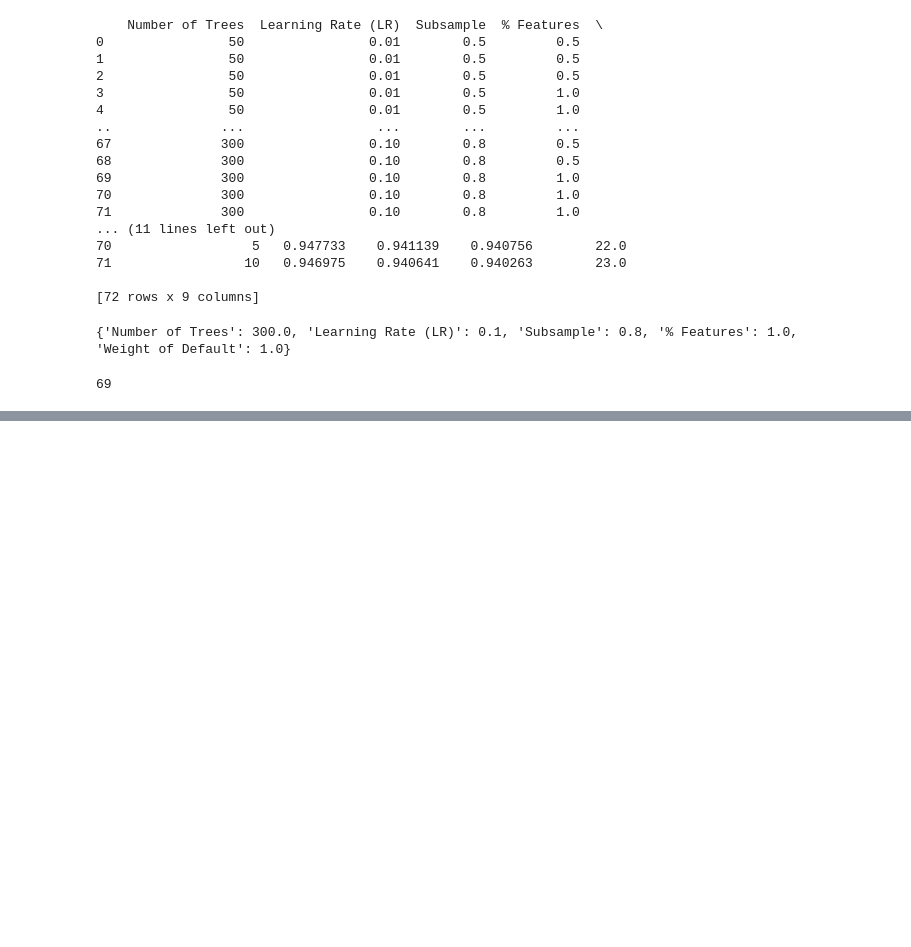
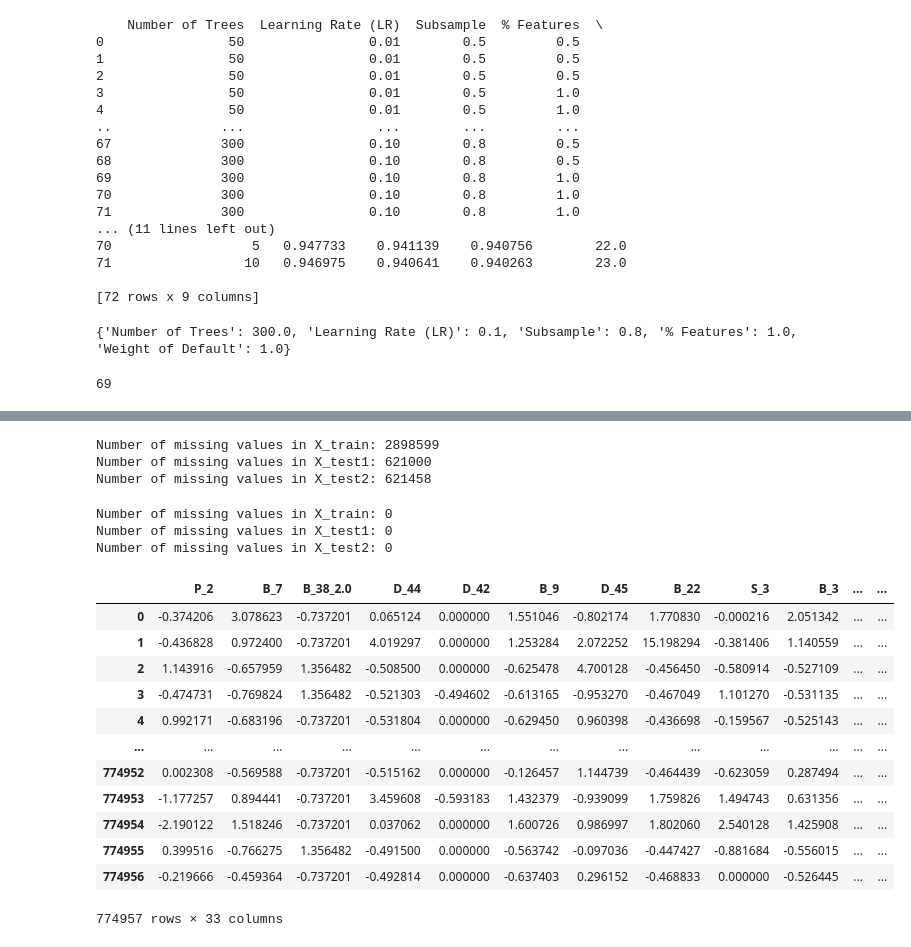
Before and after one commit to itoshiyanazawa/fall2024_ml_credit_risk, a Jupyter notebook: analysis_itoshi.ipynb, the cells around one changed output, grey strips where cells are left out. Saved outputs shown, nothing was run; the diff lists cells and outputs as text; code cells hidden in the pictures; blank space fills up the shorter version.

Commit message:
finished data processing for newral network

```diff
--- a/analysis_itoshi.ipynb
+++ b/analysis_itoshi.ipynb
@@ -609,0 +645,51 @@ loaded_model.load_model('best_xgb_model.json')
+# %%
+# replace outliers with p1 and p99
+X_train = X_train.clip(lower = X_train.quantile(0.01), upper = X_train.quantile(0.99), axis = 1)
+X_test1 = X_test1.clip(lower = X_train.quantile(0.01), upper = X_train.quantile(0.99), axis = 1)
+X_test2 = X_test2.clip(lower = X_train.quantile(0.01), upper = X_train.quantile(0.99), axis = 1)
+# %%
+# feature scaling
+scaler = StandardScaler()
+scaler.fit(X_train)
+
+X_train_scaled = pd.DataFrame(scaler.fit_transform(X_train), columns = X_train.columns)
+X_test1_scaled = pd.DataFrame(scaler.transform(X_test1), columns = X_train.columns)
+X_test2_scaled = pd.DataFrame(scaler.transform(X_test2), columns = X_train.columns)
+# %%
+# fill missing values with 0
+print('Number of missing values in X_train:', X_train_scaled.isnull().sum().sum())
+print('Number of missing values in X_test1:', X_test1_scaled.isnull().sum().sum())
+print('Number of missing values in X_test2:', X_test2_scaled.isnull().sum().sum())
+# %% [output]
+Number of missing values in X_train: 2898599
+Number of missing values in X_test1: 621000
+Number of missing values in X_test2: 621458
+# %%
+X_train_scaled.fillna(0, inplace=True)
+X_test1_scaled.fillna(0, inplace=True)
+X_test2_scaled.fillna(0, inplace=True)
+# %%
+# Check the number of missing values again
+print('Number of missing values in X_train:', X_train_scaled.isnull().sum().sum())
+print('Number of missing values in X_test1:', X_test1_scaled.isnull().sum().sum())
+print('Number of missing values in X_test2:', X_test2_scaled.isnull().sum().sum())
+# %% [output]
+Number of missing values in X_train: 0
+Number of missing values in X_test1: 0
+Number of missing values in X_test2: 0
+# %%
+X_train_scaled
+# %% [output]
+|  | P_2 | B_7 | B_38_2.0 | D_44 | D_42 | B_9 | D_45 | B_22 | S_3 | B_3 | ... | ... |
+| 0 | -0.374206 | 3.078623 | -0.737201 | 0.065124 | 0.000000 | 1.551046 | -0.802174 | 1.770830 | -0.000216 | 2.051342 | ... | ... |
+| 1 | -0.436828 | 0.972400 | -0.737201 | 4.019297 | 0.000000 | 1.253284 | 2.072252 | 15.198294 | -0.381406 | 1.140559 | ... | ... |
+| 2 | 1.143916 | -0.657959 | 1.356482 | -0.508500 | 0.000000 | -0.625478 | 4.700128 | -0.456450 | -0.580914 | -0.527109 | ... | ... |
+| 3 | -0.474731 | -0.769824 | 1.356482 | -0.521303 | -0.494602 | -0.613165 | -0.953270 | -0.467049 | 1.101270 | -0.531135 | ... | ... |
+| 4 | 0.992171 | -0.683196 | -0.737201 | -0.531804 | 0.000000 | -0.629450 | 0.960398 | -0.436698 | -0.159567 | -0.525143 | ... | ... |
+| ... | ... | ... | ... | ... | ... | ... | ... | ... | ... | ... | ... | ... |
+| 774952 | 0.002308 | -0.569588 | -0.737201 | -0.515162 | 0.000000 | -0.126457 | 1.144739 | -0.464439 | -0.623059 | 0.287494 | ... | ... |
+| 774953 | -1.177257 | 0.894441 | -0.737201 | 3.459608 | -0.593183 | 1.432379 | -0.939099 | 1.759826 | 1.494743 | 0.631356 | ... | ... |
+| 774954 | -2.190122 | 1.518246 | -0.737201 | 0.037062 | 0.000000 | 1.600726 | 0.986997 | 1.802060 | 2.540128 | 1.425908 | ... | ... |
+| 774955 | 0.399516 | -0.766275 | 1.356482 | -0.491500 | 0.000000 | -0.563742 | -0.097036 | -0.447427 | -0.881684 | -0.556015 | ... | ... |
+| 774956 | -0.219666 | -0.459364 | -0.737201 | -0.492814 | 0.000000 | -0.637403 | 0.296152 | -0.468833 | 0.000000 | -0.526445 | ... | ... |
+774957 rows × 33 columns
```
Also changed, not shown: parts of 5 cells of this notebook.
